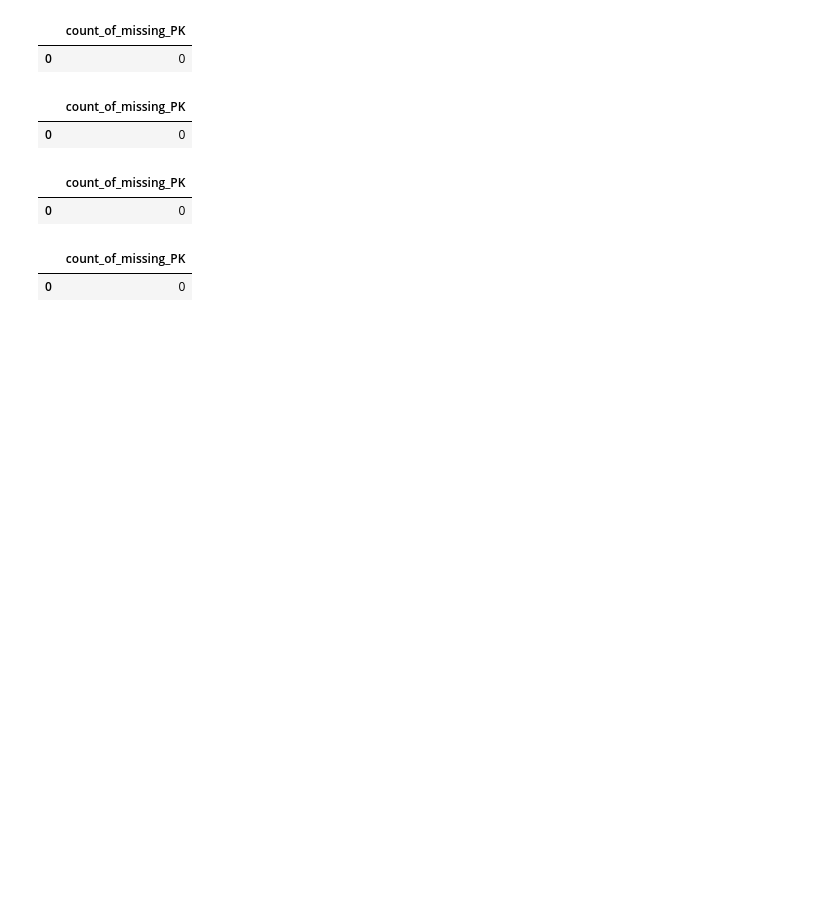
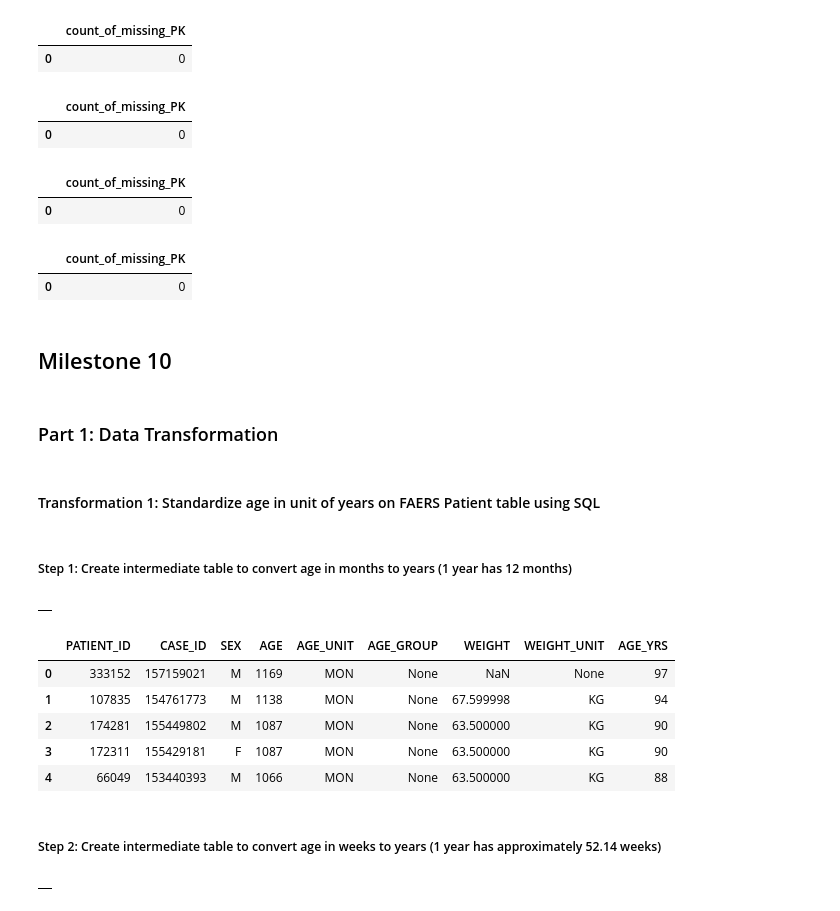
Before and after one commit to noahplacke/cs327e-Vaxonomics, a Jupyter notebook: Project/faers_modeled.ipynb, the cells around one changed output. Saved outputs shown, nothing was run; the diff lists cells and outputs as text; code cells hidden in the pictures; blank space fills up the shorter version.

Commit message:
Transformed data for cross-dataset analysis

```diff
--- a/Project/faers_modeled.ipynb
+++ b/Project/faers_modeled.ipynb
@@ -453,3 +453,42 @@ where ai.INGREDIENT_ID is null
 # %% [output]
 |  | count_of_missing_PK |
 | 0 | 0 |
+# %% [markdown]
+## Milestone 10
+# %% [markdown]
+### Part 1: Data Transformation
+# %% [markdown]
+#### Transformation 1: Standardize age in unit of years on FAERS Patient table using SQL
+# %% [markdown]
+##### Step 1: Create intermediate table to convert age in months to years (1 year has 12 months)
+# %%
+%%bigquery
+create or replace table faers_modeled.Patient_SQL_1 as
+select *, CAST(FLOOR(AGE/12) as INT64) as AGE_YRS
+from faers_modeled.Patient
+where AGE_UNIT = 'MON' and AGE is not null
+# %% [output]
+|  |
+# %%
+%%bigquery
+# Check if transformation done correctly
+select * from faers_modeled.Patient_SQL_1
+order by AGE_YRS desc
+limit 5
+# %% [output]
+|  | PATIENT_ID | CASE_ID | SEX | AGE | AGE_UNIT | AGE_GROUP | WEIGHT | WEIGHT_UNIT | AGE_YRS |
+| 0 | 333152 | 157159021 | M | 1169 | MON | None | NaN | None | 97 |
+| 1 | 107835 | 154761773 | M | 1138 | MON | None | 67.599998 | KG | 94 |
+| 2 | 174281 | 155449802 | M | 1087 | MON | None | 63.500000 | KG | 90 |
+| 3 | 172311 | 155429181 | F | 1087 | MON | None | 63.500000 | KG | 90 |
+| 4 | 66049 | 153440393 | M | 1066 | MON | None | 63.500000 | KG | 88 |
+# %% [markdown]
+##### Step 2: Create intermediate table to convert age in weeks to years (1 year has approximately 52.14 weeks)
+# %%
+%%bigquery
+create or replace table faers_modeled.Patient_SQL_2 as
+select *, CAST(FLOOR(AGE/52.14) as INT64) as AGE_YRS
+from faers_modeled.Patient
+where AGE_UNIT = 'WK' and AGE is not null
+# %% [output]
+|  |
```
Also changed, not shown: parts of 29 cells of this notebook, 11 other files.
